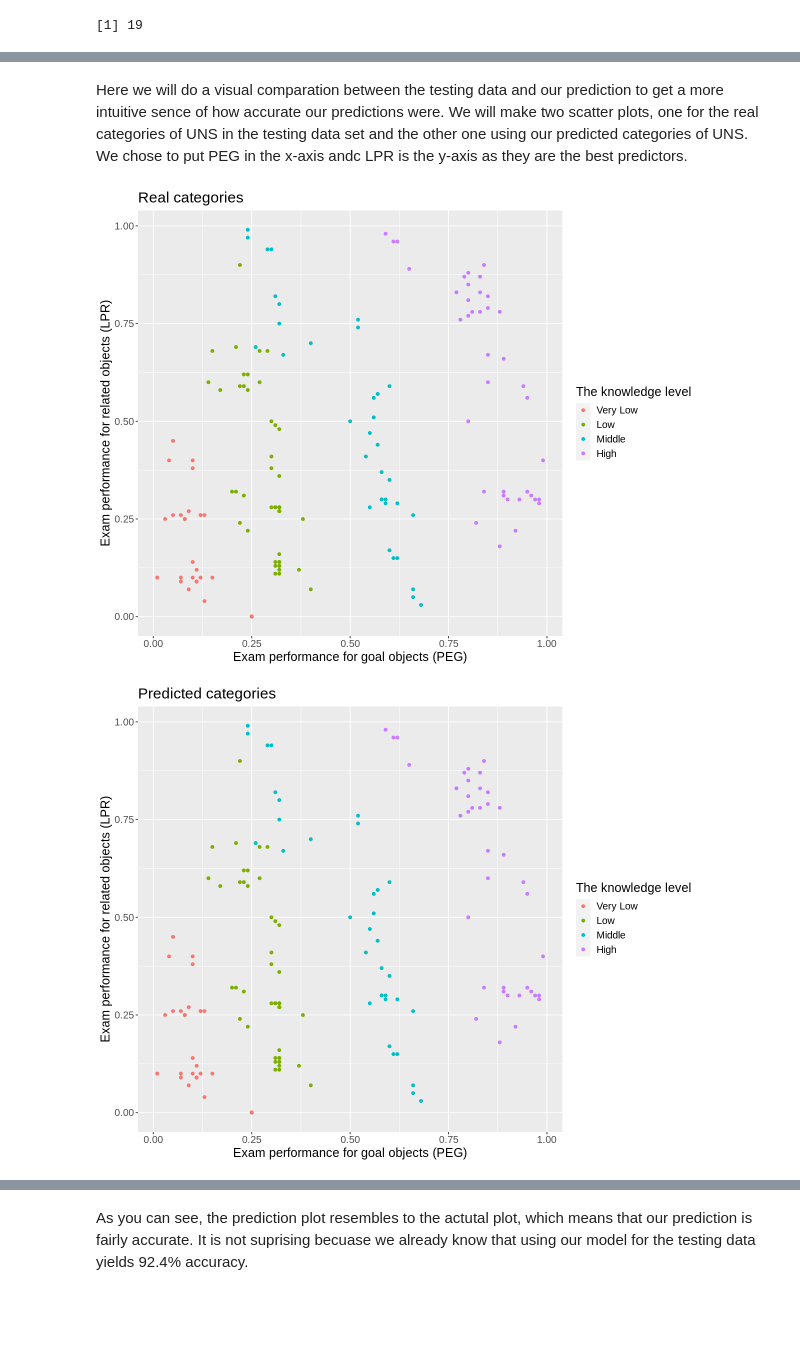
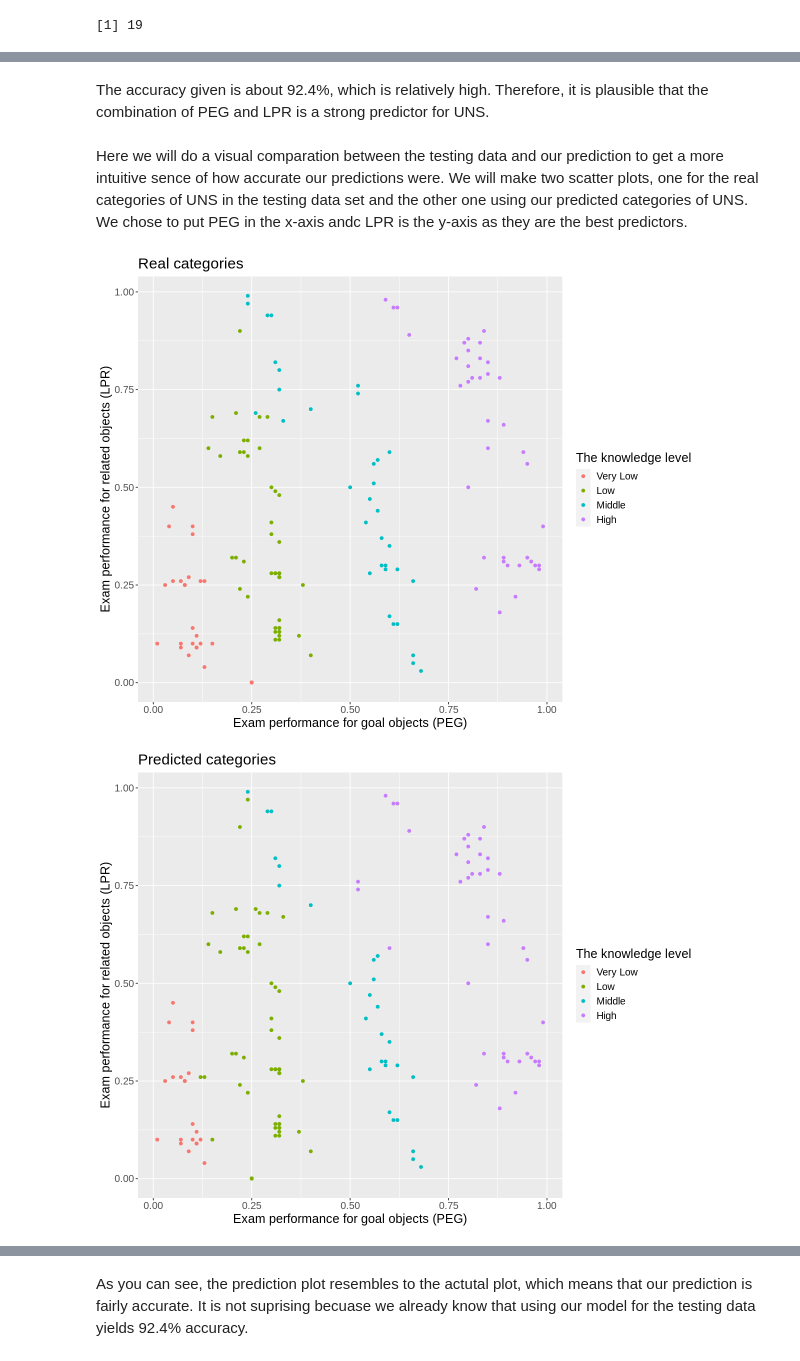
Before and after one commit to yingquanw/DSCI100-Project, a Jupyter notebook: project.ipynb, the cells around one changed output, grey strips where cells are left out. Saved outputs shown, nothing was run; the diff lists cells and outputs as text; code cells hidden in the pictures; blank space fills up the shorter version.

```diff
--- a/project.ipynb
+++ b/project.ipynb
@@ -419,3 +414,5 @@ A tibble: 145 × 7
+# %% [markdown]
+The accuracy given is about 92.4%, which is relatively high. Therefore, it is plausible that the combination of PEG and LPR is a strong predictor for UNS.
 # %% [markdown]
 Here we will do a visual comparation between the testing data and our prediction to get a more intuitive sence of how accurate our predictions were.
 We will make two scatter plots, one for the real categories of UNS in the testing data set and the other one using our predicted categories of UNS.
@@ -423,21 +420,21 @@ We chose to put PEG in the x-axis andc LPR is the y-axis as they are the best pr
 # %%
 options(repr.plot.width = 10, repr.plot.height = 8)
 
-testing_data_plot <- ggplot(user_testing, aes(x = PEG, y = LPR, colour = UNS)) +
+testing_data_plot <- ggplot(knn_accuracy, aes(x = PEG, y = LPR, colour = UNS)) +
 geom_point() +
 labs(x = "Exam performance for goal objects (PEG)", y = "Exam performance for related objects (LPR)", color = "The knowledge level") +
 ggtitle("Real categories") +
 theme(text = element_text(size = 15))
 
 testing_data_plot
 
-prediction_data_plot <- ggplot(user_testing, aes(x = PEG, y = LPR, colour = UNS)) +
+prediction_data_plot <- ggplot(knn_accuracy, aes(x = PEG, y = LPR, colour = .pred_class)) +
 geom_point() +
 labs(x = "Exam performance for goal objects (PEG)", y = "Exam performance for related objects (LPR)", color = "The knowledge level") +
 ggtitle("Predicted categories") +
 theme(text = element_text(size = 15))
 
 prediction_data_plot
 # %% [output]
 [figure]
-[figure, old version]
+[figure, new version]
```
Also changed, not shown: parts of 33 cells of this notebook.
